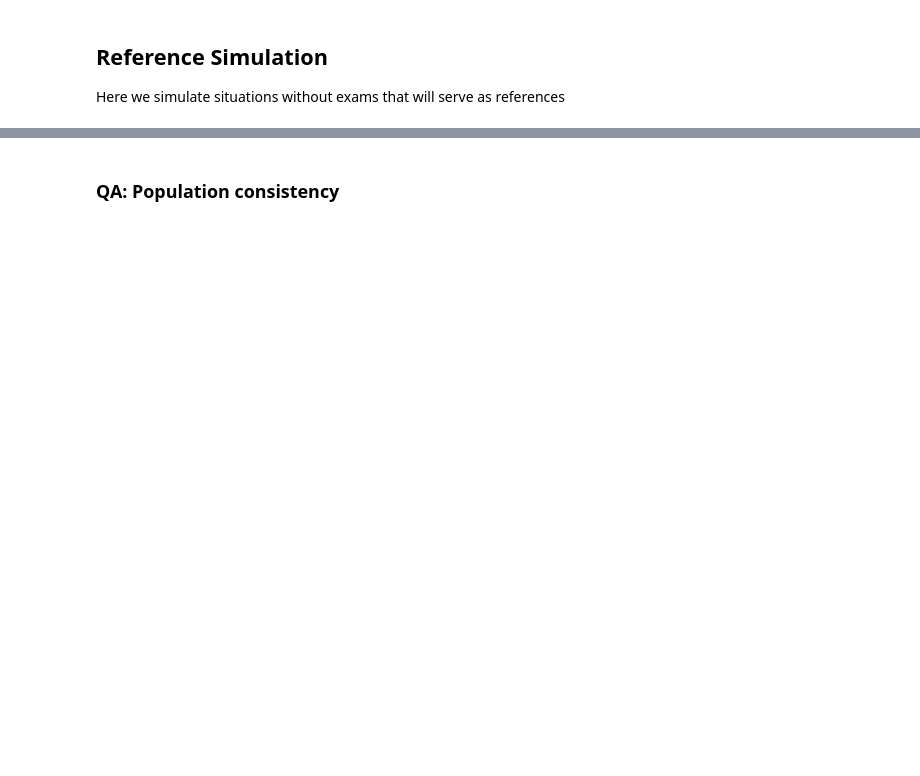
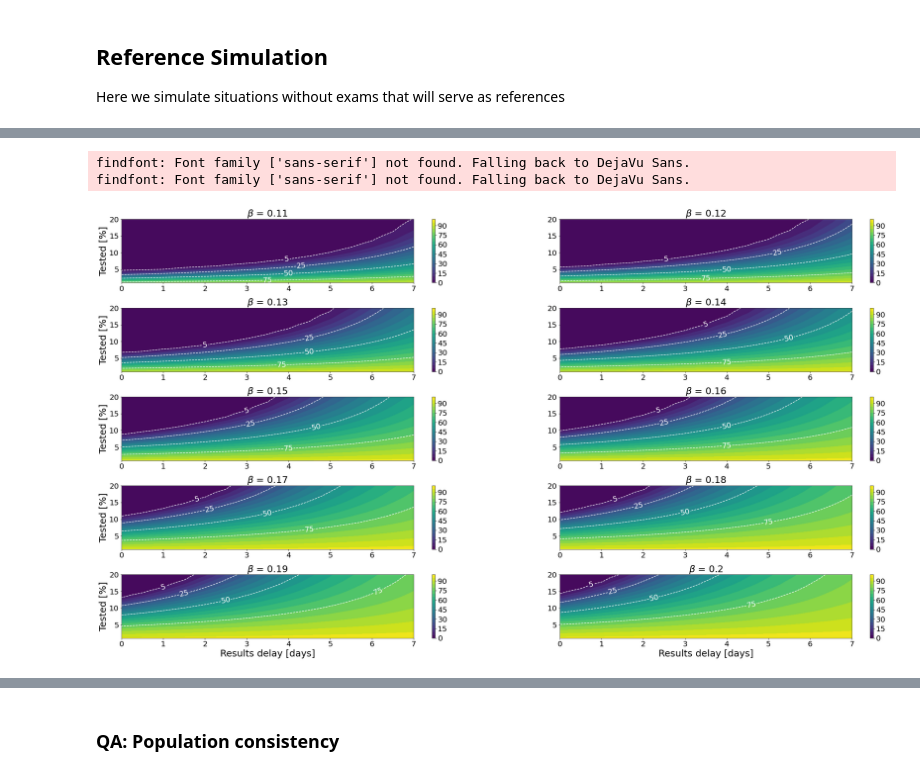
Before and after one commit to DLab/covid19geomodeller, a Jupyter notebook: research/ExamDynamics/Paper_UCL.ipynb, the cells around one changed output, grey strips where cells are left out. Drawn from its saved outputs; the diff is of its cells as text; code cells hidden in the pictures; blank space fills up the shorter version.

```diff
--- a/research/ExamDynamics/Paper_UCL.ipynb
+++ b/research/ExamDynamics/Paper_UCL.ipynb
@@ -225,0 +312,52 @@ totinfected = np.array(totinfected)
+# %%
+saveplot = False
+# %%
+if saveplot:
+    %matplotlib inline
+%matplotlib inline
+plt.rcParams["figure.figsize"] = 8,6 # 38.40, 20.56
+plt.rcParams.update({
+    "text.usetex": False,
+    "font.family": "sans-serif",
+    "font.sans-serif":["Arial"]})
+# %%
+# Contour Plot
+levels = np.arange(0,105,5)
+# Colormap:
+# https://matplotlib.org/3.1.1/tutorials/colors/colormaps.html
+# jet , hsv , Greys , YlOrRd
+colors = plt.cm.BuPu(np.linspace(0,1,int(len(levels)+1)))
+
+levelcourves = [5,25,50,75]
+#levelcourves = []
+n = 2
+
+fig,ax=plt.subplots(5,2)
+for j in range(int(len(beta)/2)):
+    cp = ax[int(j/n),j%n].contourf(T_T,examrate*100/population,totinfected[:,2*j,:],levels)
+    for l in levelcourves:
+        cp2 = ax[int(j/n),j%n].contour(T_T,examrate*100/population,totinfected[:,2*j,:],[0,l,100],colors='white',linestyles='dashed')
+        ax[int(j/n),j%n].clabel(cp2, inline=1, fontsize=20,fmt=str(l))
+    ax[int(j/n),j%n].set_title(r'$\beta$ = '+str(round(beta[j*2],2)),fontsize=25)
+    ax[int(j/n),j%n].tick_params(labelsize=20)
+    if int(j/n)==4:
+        ax[int(j/n),j%n].set_xlabel('Results delay [days]',size=25)
+    if j%n==0:
+        ax[int(j/n),j%n].set_ylabel('Tested [%]',size=25)
+
+    cbar = fig.colorbar(cp, ax=ax[int(j/n),j%n]) # increase fontsize
+    cbar.ax.tick_params(labelsize=20)
+
+#fig.suptitle('Total infected proportion to the dynamic with no exams')
+#plt.tight_layout()
+plt.subplots_adjust(hspace=0.4)
+
+if saveplot:
+    plt.savefig('plot2.pdf',dpi=100,format='pdf')
+plt.show()
+#fig.colorbar(cp) # Add a colorbar to a plot
+#fig.colorbar(cp, ax=ax)
+# %% [output]
+findfont: Font family ['sans-serif'] not found. Falling back to DejaVu Sans.
+findfont: Font family ['sans-serif'] not found. Falling back to DejaVu Sans.
+[figure, added]
```
Also changed, not shown: parts of 73 cells of this notebook, 3 other files.
